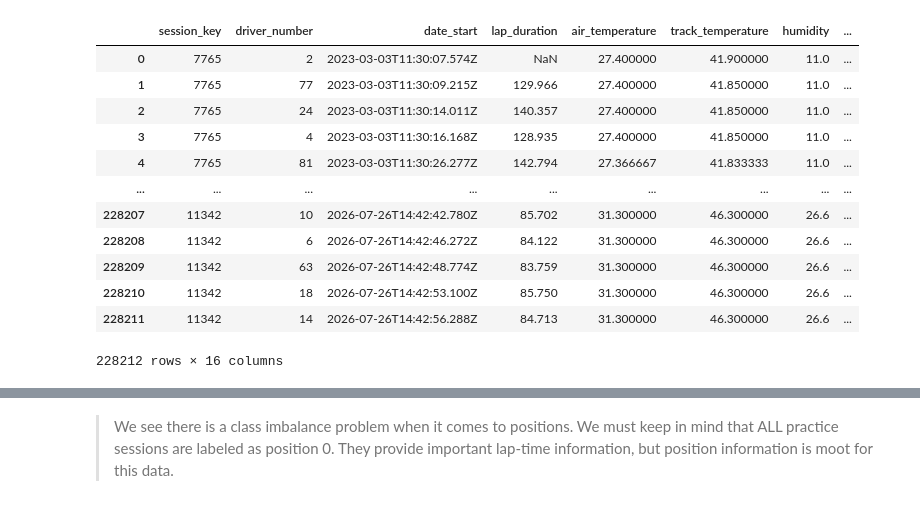
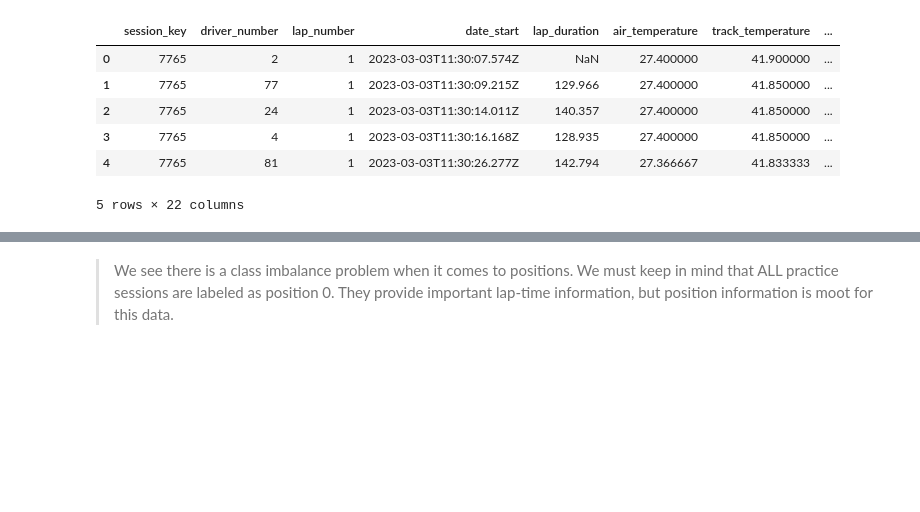
Before and after one commit to Sean-Staszewski/F1-Grand-Prix-Predictor, a Jupyter notebook: RandomForest.ipynb, the cells around one changed output, grey strips where cells are left out. Cells and saved outputs as stored; diff of their text form; code cells hidden in the pictures; blank space fills up the shorter version.

```diff
--- a/RandomForest.ipynb
+++ b/RandomForest.ipynb
@@ -19,20 +21,14 @@ Index(['session_key', 'driver_number', 'date_start', 'lap_duration',
       dtype='str')
 # %%
-df
+df.head()
 # %% [output]
-|  | session_key | driver_number | date_start | lap_duration | air_temperature | track_temperature | humidity | ... |
-| 0 | 7765 | 2 | 2023-03-03T11:30:07.574Z | NaN | 27.400000 | 41.900000 | 11.0 | ... |
-| 1 | 7765 | 77 | 2023-03-03T11:30:09.215Z | 129.966 | 27.400000 | 41.850000 | 11.0 | ... |
-| 2 | 7765 | 24 | 2023-03-03T11:30:14.011Z | 140.357 | 27.400000 | 41.850000 | 11.0 | ... |
-| 3 | 7765 | 4 | 2023-03-03T11:30:16.168Z | 128.935 | 27.400000 | 41.850000 | 11.0 | ... |
-| 4 | 7765 | 81 | 2023-03-03T11:30:26.277Z | 142.794 | 27.366667 | 41.833333 | 11.0 | ... |
-| ... | ... | ... | ... | ... | ... | ... | ... | ... |
-| 228207 | 11342 | 10 | 2026-07-26T14:42:42.780Z | 85.702 | 31.300000 | 46.300000 | 26.6 | ... |
-| 228208 | 11342 | 6 | 2026-07-26T14:42:46.272Z | 84.122 | 31.300000 | 46.300000 | 26.6 | ... |
-| 228209 | 11342 | 63 | 2026-07-26T14:42:48.774Z | 83.759 | 31.300000 | 46.300000 | 26.6 | ... |
-| 228210 | 11342 | 18 | 2026-07-26T14:42:53.100Z | 85.750 | 31.300000 | 46.300000 | 26.6 | ... |
-| 228211 | 11342 | 14 | 2026-07-26T14:42:56.288Z | 84.713 | 31.300000 | 46.300000 | 26.6 | ... |
+|  | session_key | driver_number | lap_number | date_start | lap_duration | air_temperature | track_temperature | ... |
+| 0 | 7765 | 2 | 1 | 2023-03-03T11:30:07.574Z | NaN | 27.400000 | 41.900000 | ... |
+| 1 | 7765 | 77 | 1 | 2023-03-03T11:30:09.215Z | 129.966 | 27.400000 | 41.850000 | ... |
+| 2 | 7765 | 24 | 1 | 2023-03-03T11:30:14.011Z | 140.357 | 27.400000 | 41.850000 | ... |
+| 3 | 7765 | 4 | 1 | 2023-03-03T11:30:16.168Z | 128.935 | 27.400000 | 41.850000 | ... |
+| 4 | 7765 | 81 | 1 | 2023-03-03T11:30:26.277Z | 142.794 | 27.366667 | 41.833333 | ... |
-228212 rows × 16 columns
+5 rows × 22 columns
 # %%
 df.dtypes
 # %% [output]
```
Also changed, not shown: parts of 24 cells of this notebook.
